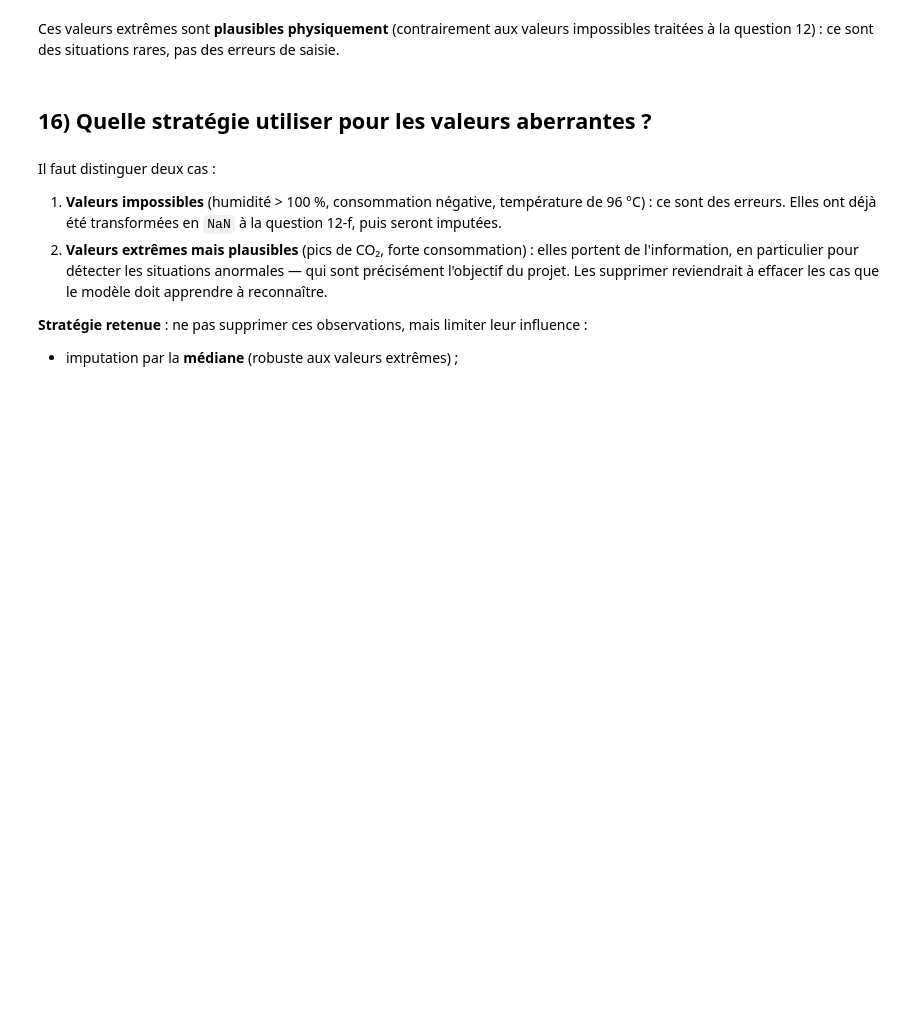
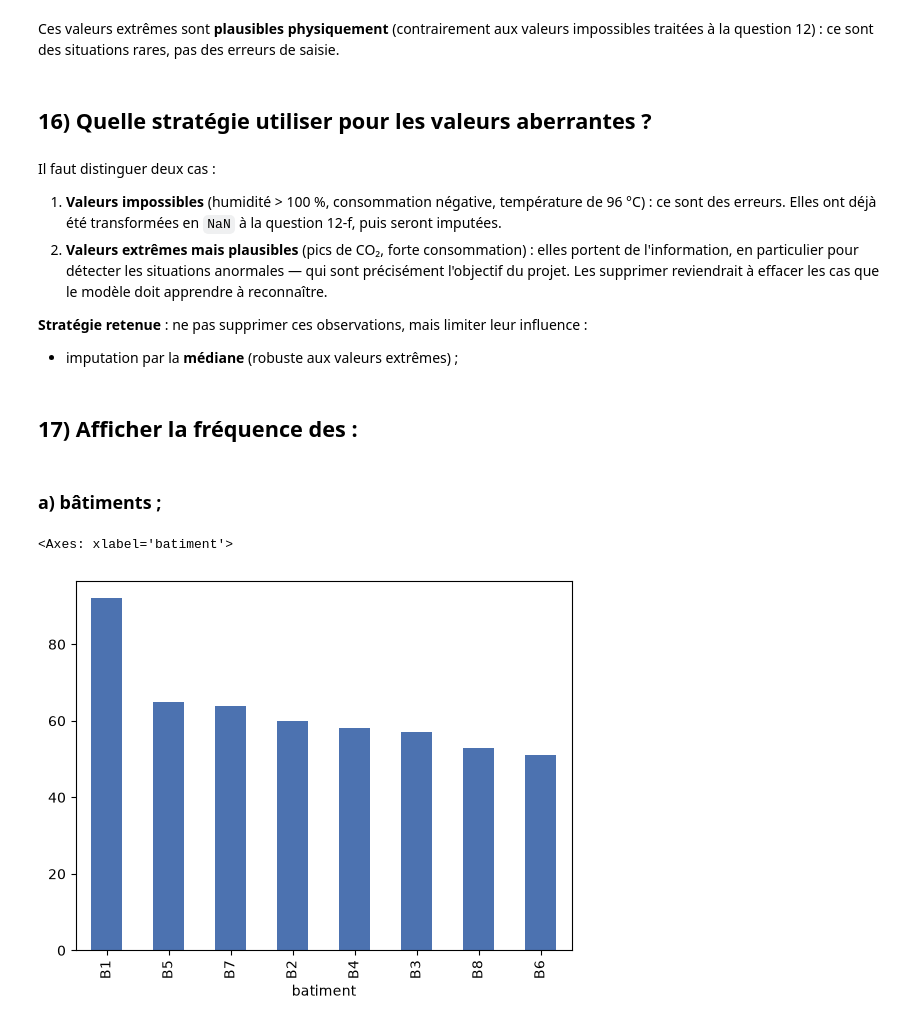
Before and after one commit to Damstat/atelier_prepa_donnees_tab, a Jupyter notebook: notebooks/atelier_prepa_donnees_tab.ipynb, the cells around one changed output. Drawn from its saved outputs; the diff is of its cells as text; code cells hidden in the pictures; blank space fills up the shorter version.

Commit message:
17a: Affichage de la frequence des batiments

```diff
--- a/notebooks/atelier_prepa_donnees_tab.ipynb
+++ b/notebooks/atelier_prepa_donnees_tab.ipynb
@@ -562,3 +562,12 @@ Il faut distinguer deux cas :
 **Stratégie retenue** : ne pas supprimer ces observations, mais limiter leur influence :
 
 - imputation par la **médiane** (robuste aux valeurs extrêmes) ;
+# %% [markdown]
+## 17) Afficher la fréquence des :
+# %% [markdown]
+### a) bâtiments ;
+# %%
+df["batiment"].value_counts().plot(kind="bar", color="#4C72B0")
+# %% [output]
+<Axes: xlabel='batiment'>
+[figure, added]
```
